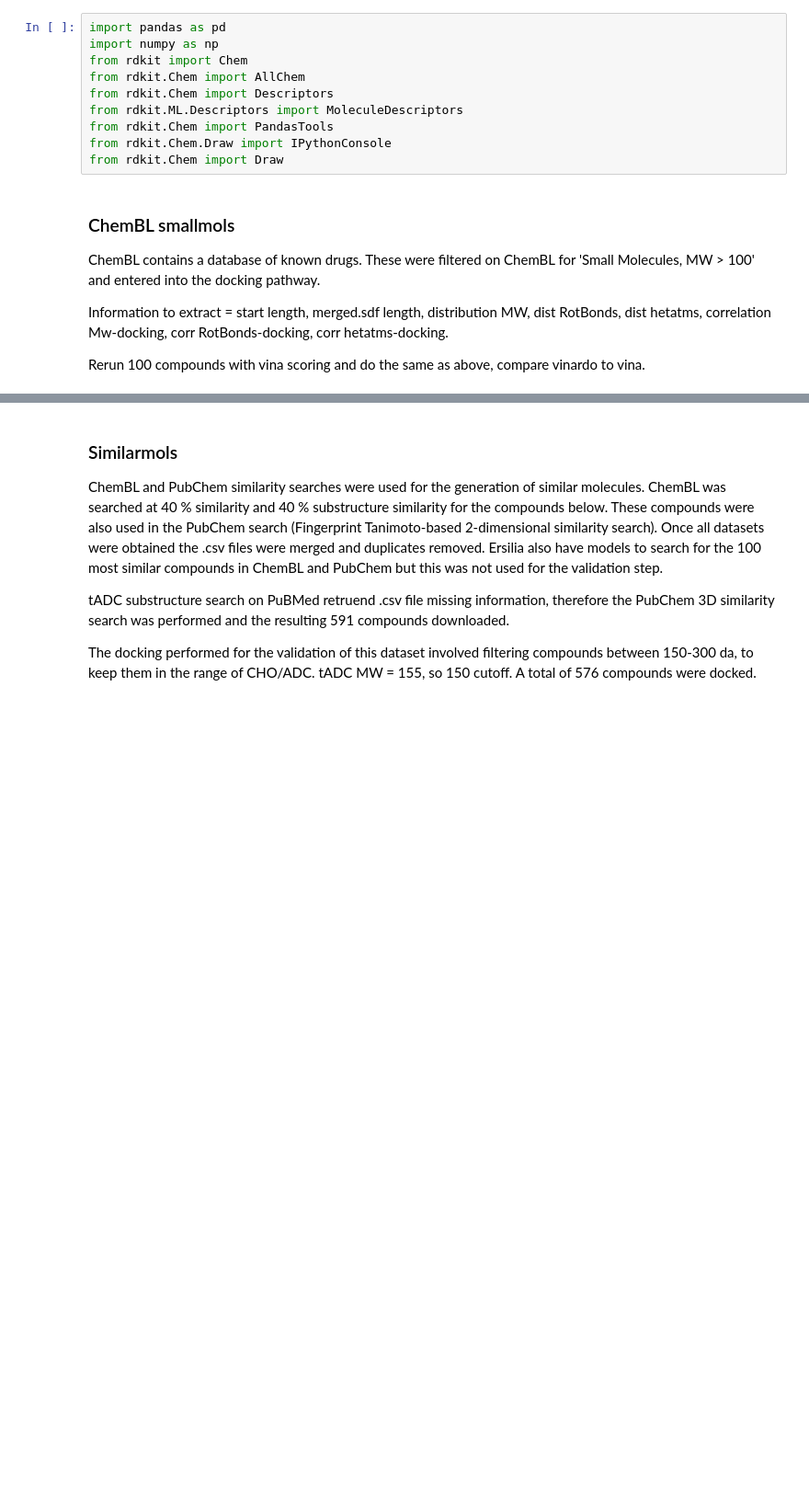
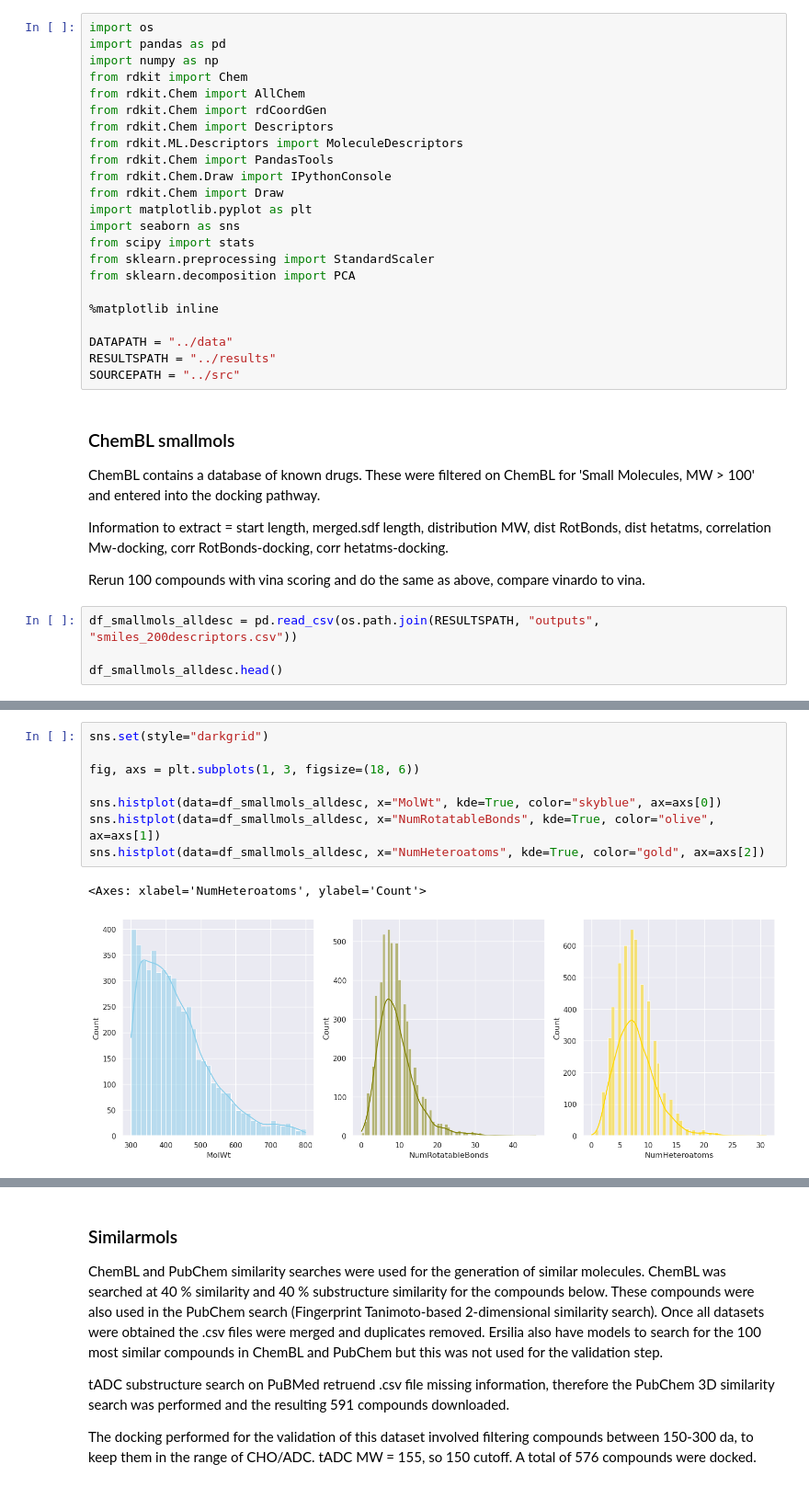
Before and after one commit to lynden95/novel-pabb-inhibitors-eos, a Jupyter notebook: notebooks/validation.ipynb, the cells around one changed output, grey strips where cells are left out. Shown at 92% size. Saved outputs shown, nothing was run; the diff lists cells and outputs as text; blank space fills up the shorter version.

```diff
--- a/notebooks/validation.ipynb
+++ b/notebooks/validation.ipynb
@@ -11,15 +11,28 @@ Test smiles lists = ChemBL-drug-small molecules as smallmols, compounds similar
 
 Plan - each of these datasets will be subjected to docking as per docking.ipynb and a .csv file with affinities, molecule ID's, smiles and all 200 RDkit molecular descriptors generated. This .csv file will then be used in this notbeook. Descriptors will be tested for their correlation with minimizedAffinity (docking score). Specific descriptors of interest include' molecular weigh, number of heteroatoms, and number of rotatable bonds. Scoring function (vinardo or vina) can also be tested on a subset of each dataset (cannot run whole datasets twice due to time constraints), to ascertain which scoring funciton is the least biased. Original distributions in terms of MolWT, HetAtms etc will also be displayed and datasets may be weighted.
 # %%
+import os
 import pandas as pd
 import numpy as np
 from rdkit import Chem
 from rdkit.Chem import AllChem
+from rdkit.Chem import rdCoordGen
 from rdkit.Chem import Descriptors
 from rdkit.ML.Descriptors import MoleculeDescriptors
 from rdkit.Chem import PandasTools
 from rdkit.Chem.Draw import IPythonConsole
 from rdkit.Chem import Draw
+import matplotlib.pyplot as plt
+import seaborn as sns
+from scipy import stats
+from sklearn.preprocessing import StandardScaler
+from sklearn.decomposition import PCA
+
+%matplotlib inline
+
+DATAPATH = "../data"
+RESULTSPATH = "../results"
+SOURCEPATH = "../src"
 # %% [markdown]
 ### ChemBL smallmols
 
@@ -28,3 +41,7 @@ ChemBL contains a database of known drugs. These were filtered on ChemBL for 'Sm
 Information to extract = start length, merged.sdf length, distribution MW, dist RotBonds, dist hetatms, correlation Mw-docking, corr RotBonds-docking, corr hetatms-docking.
 
 Rerun 100 compounds with vina scoring and do the same as above, compare vinardo to vina.
+# %%
+df_smallmols_alldesc = pd.read_csv(os.path.join(RESULTSPATH, "outputs", "smiles_200descriptors.csv"))
+
+df_smallmols_alldesc.head()
@@ -30,0 +56,11 @@ Rerun 100 compounds with vina scoring and do the same as above, compare vinardo
+# %%
+sns.set(style="darkgrid")
+
+fig, axs = plt.subplots(1, 3, figsize=(18, 6))
+
+sns.histplot(data=df_smallmols_alldesc, x="MolWt", kde=True, color="skyblue", ax=axs[0])
+sns.histplot(data=df_smallmols_alldesc, x="NumRotatableBonds", kde=True, color="olive", ax=axs[1])
+sns.histplot(data=df_smallmols_alldesc, x="NumHeteroatoms", kde=True, color="gold", ax=axs[2])
+# %% [output]
+<Axes: xlabel='NumHeteroatoms', ylabel='Count'>
+[figure, added]
```
Also changed, not shown: parts of 40 cells of this notebook, 15 other files.
